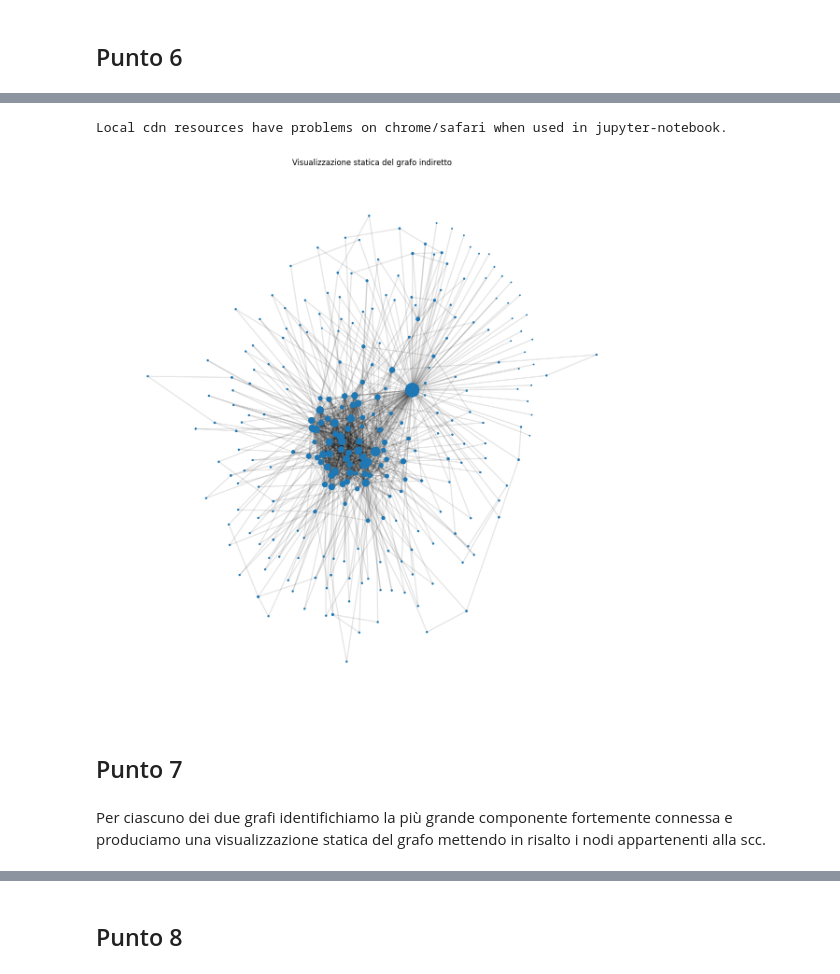
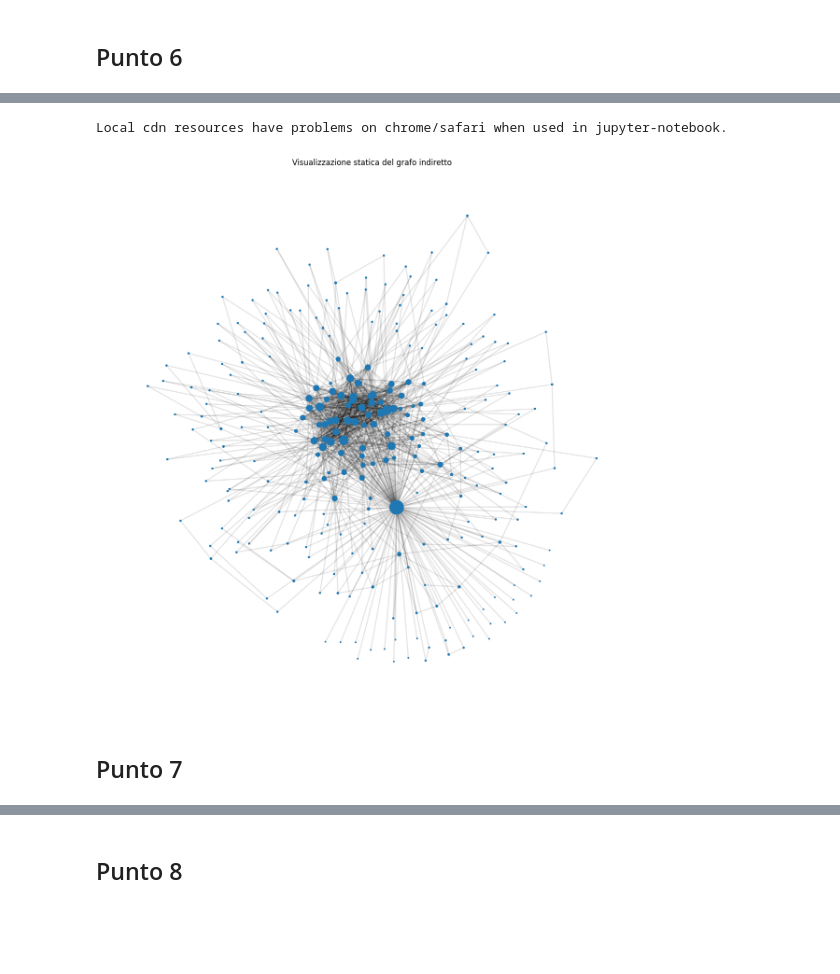
Before and after one commit to giopalma/social-computing, a Jupyter notebook: Primo Progetto/Primo Progetto Social Computing.ipynb, the cells around one changed output, grey strips where cells are left out. Saved outputs shown, nothing was run; the diff lists cells and outputs as text; code cells hidden in the pictures; blank space fills up the shorter version.

```diff
--- a/Primo Progetto/Primo Progetto Social Computing.ipynb
+++ b/Primo Progetto/Primo Progetto Social Computing.ipynb
@@ -207,36 +191,33 @@ Local cdn resources have problems on chrome/safari when used in jupyter-notebook
 # %%
-#GRAFO INDIRETTO (graph2):
 # Grafico interattivo
-visual_graph2 = pyvis.network.Network(height="100vh", notebook=True)
+visual_graph2 = pyvis.network.Network(height="100vh", notebook=True, heading="Grafico interattivo")
 visual_graph2.barnes_hut()
 visual_graph2.from_nx(graph2)
 visual_graph2.show("html/grafo_indiretto_interattivo.html")
 
 
 # Grafico statico
 import matplotlib.pyplot as plt
 
 nx.draw_networkx(
     graph2,
     pos=nx.spring_layout(graph2),
     node_size = [x[1]*3 for x in list(graph2.degree)],
     with_labels = False,
     edge_color = (0,0,0,0.1),
     width = 1.8
 )
 fig = plt.gcf()
 fig.set_size_inches(15, 15)
 plt.title("Visualizzazione statica del grafo indiretto")
 plt.axis('off')
 plt.savefig("graphs/grafo_indiretto_statico.pdf", dpi=100)
 plt.show()
 # %% [output]
 Local cdn resources have problems on chrome/safari when used in jupyter-notebook.
-[figure, old version]
+[figure, new version]
 # %% [markdown]
 ## Punto 7
-# %% [markdown]
-Per ciascuno dei due grafi identifichiamo la più grande componente fortemente connessa e produciamo una visualizzazione statica del grafo mettendo in risalto i nodi appartenenti alla scc.
 # %%
 def grafico(graph,scc):
     node_colors = dict(graph.nodes)
```
Also changed, not shown: parts of 19 cells of this notebook.
